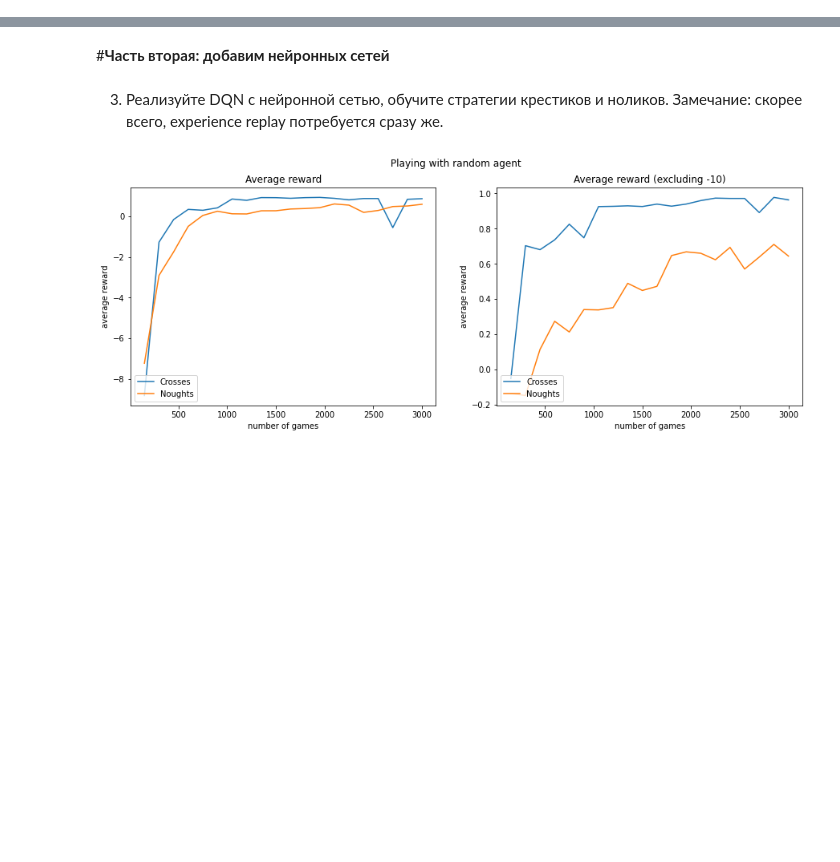
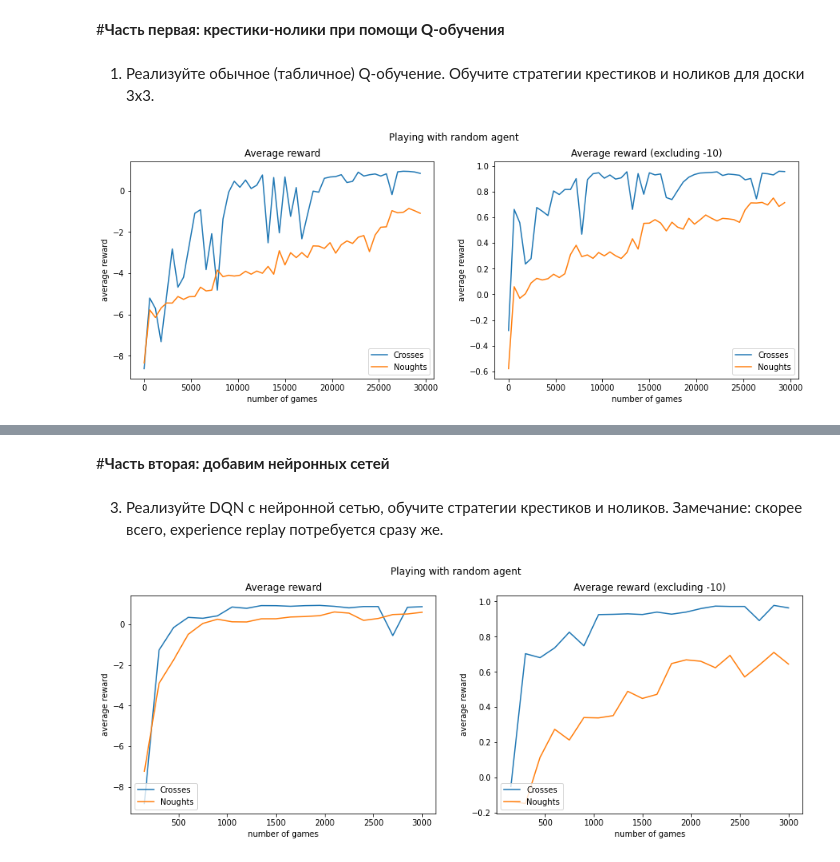
Before and after one commit to Mila601/Made2020_RL, a Jupyter notebook: hw2/HW2.ipynb, the cells around one changed output, grey strips where cells are left out. Cells and saved outputs as stored; diff of their text form; code cells hidden in the pictures; blank space fills up the shorter version.

```diff
--- a/hw2/HW2.ipynb
+++ b/hw2/HW2.ipynb
@@ -199,3 +199,7 @@ def plot_test_game(env, pi1, pi2, random_crosses=False, random_naughts=True, ver
         if reward == -1:
             print("Нолики выиграли!")
             plot_board(env, None, showtext=False, fontq=fontq, fontx=fontx)
+# %% [markdown]
+#**Часть первая: крестики-нолики при помощи Q-обучения**
+# %% [markdown]
+1. Реализуйте обычное (табличное) Q-обучение. Обучите стратегии крестиков и ноликов для доски 3х3.
@@ -201,0 +357,7 @@ def plot_test_game(env, pi1, pi2, random_crosses=False, random_naughts=True, ver
+# %%
+number_games = 30000
+alpha = 0.1
+env = TicTacToe(n_rows=3, n_cols=3, n_win=3)
+train_Qlearning= train_ql(env,  Qlearning(alpha, env),  number_games)
+# %% [output]
+[figure, added]
```
Also changed, not shown: parts of 5 cells of this notebook.
